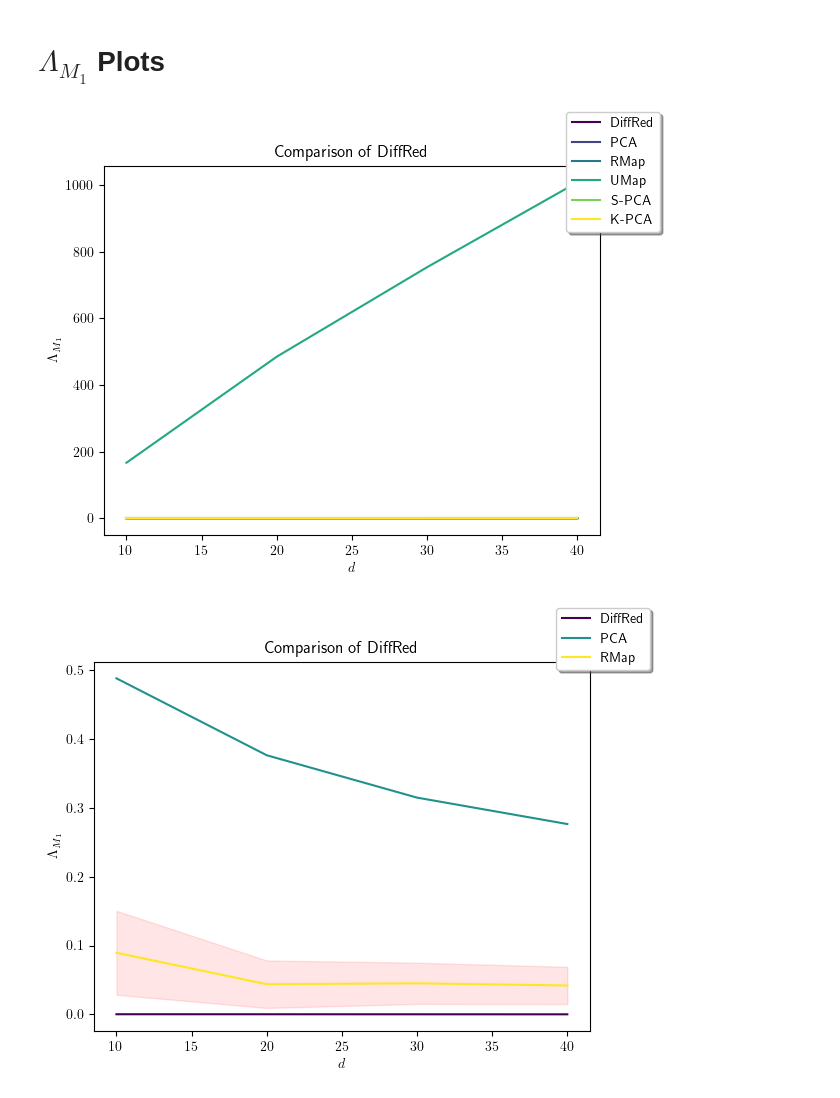
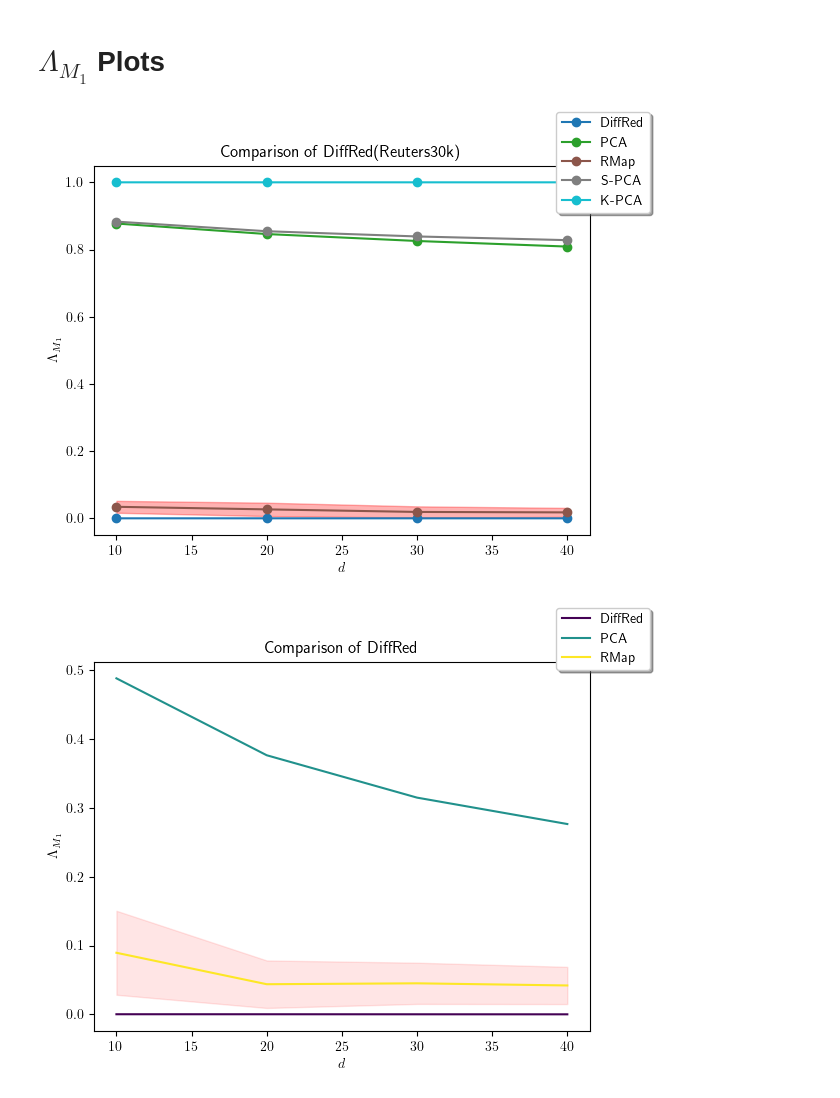
Before and after one commit to S3-Lab-IIT/DiffRed, a Jupyter notebook: Experiments/dimensionality_reduction_metrics/make_plots.ipynb, the cells around one changed output. Drawn from its saved outputs; the diff is of its cells as text; code cells hidden in the pictures.

```diff
--- a/Experiments/dimensionality_reduction_metrics/make_plots.ipynb
+++ b/Experiments/dimensionality_reduction_metrics/make_plots.ipynb
@@ -9,9 +9,9 @@ plt.rcParams['text.usetex'] = True
 # %%
 UTILS={
     "COMP_RES": './results/compiled_results/',
-    'DATASET': "geneRNASeq",
+    'DATASET': "Reuters30k",
     'TARGET_DIMS':[10,20,30,40],
-    'DR_TECHS': ['DiffRed', 'PCA', 'RMap', 'UMap', 'S-PCA', 'K-PCA']
+    'DR_TECHS': ['DiffRed', 'PCA', 'RMap', 'S-PCA', 'K-PCA']
 }
 # %%
 def plot(PLOT_DATA:dict, title:str, xlabel:str, ylabel:str, ci:bool=False, alpha=0.1, colormap:str='tab10', log_scale:bool=False):
@@ -27,7 +27,7 @@ def plot(PLOT_DATA:dict, title:str, xlabel:str, ylabel:str, ci:bool=False, alpha
             y = data['y']
             color = cmap(i)
             label = f'{algorithm}'
-            ax.plot(x, y, color=color, label=label)
+            ax.plot(x, y, color=color, label=label,marker='o', markersize=6, linestyle='-')
         ax.set_title(title)
         ax.set_xlabel(xlabel)
         ax.set_ylabel(ylabel)
@@ -49,7 +49,7 @@ def plot(PLOT_DATA:dict, title:str, xlabel:str, ylabel:str, ci:bool=False, alpha
                     min_tick=min(y)
                 color = cmap(i)
                 label = f'{algorithm}'
-                ax.plot(x, y, color=color, label=label)
+                ax.plot(x, y, color=color, label=label,marker='o', markersize=6, linestyle='-')
             else:
                 x=np.array(data['x'])
                 y=np.array(data['y'])
@@ -57,7 +57,7 @@ def plot(PLOT_DATA:dict, title:str, xlabel:str, ylabel:str, ci:bool=False, alpha
                 ci=1.96*std/np.sqrt(len(x))
                 color = cmap(i)
                 label = f'{algorithm}'
-                ax.plot(x, y, color=color, label=label)
+                ax.plot(x, y, color=color, label=label,marker='o', markersize=6, linestyle='-')
                 ax.fill_between(x, (y-ci), (y+ci), color='r', alpha=alpha)
         ax.set_title(title)
         ax.set_xlabel(xlabel)
@@ -158,9 +158,9 @@ for dr_tech in UTILS['DR_TECHS']:
 
         PLOT_DATA[dr_tech]={'x':x, 'y':y, 'std':std}
 # %%
-plot(PLOT_DATA, "Comparison of DiffRed", '$d$', r'$\Lambda_{M_1}$', True, 0)
+plot(PLOT_DATA, "Comparison of DiffRed(Reuters30k)", '$d$', r'$\Lambda_{M_1}$', True, 0.3, 'tab10')
 # %% [output]
-[figure, old version]
+[figure, new version]
 # %%
 PLOT_DATA2={}
 # %%
```
Also changed, not shown: 2 other files.
